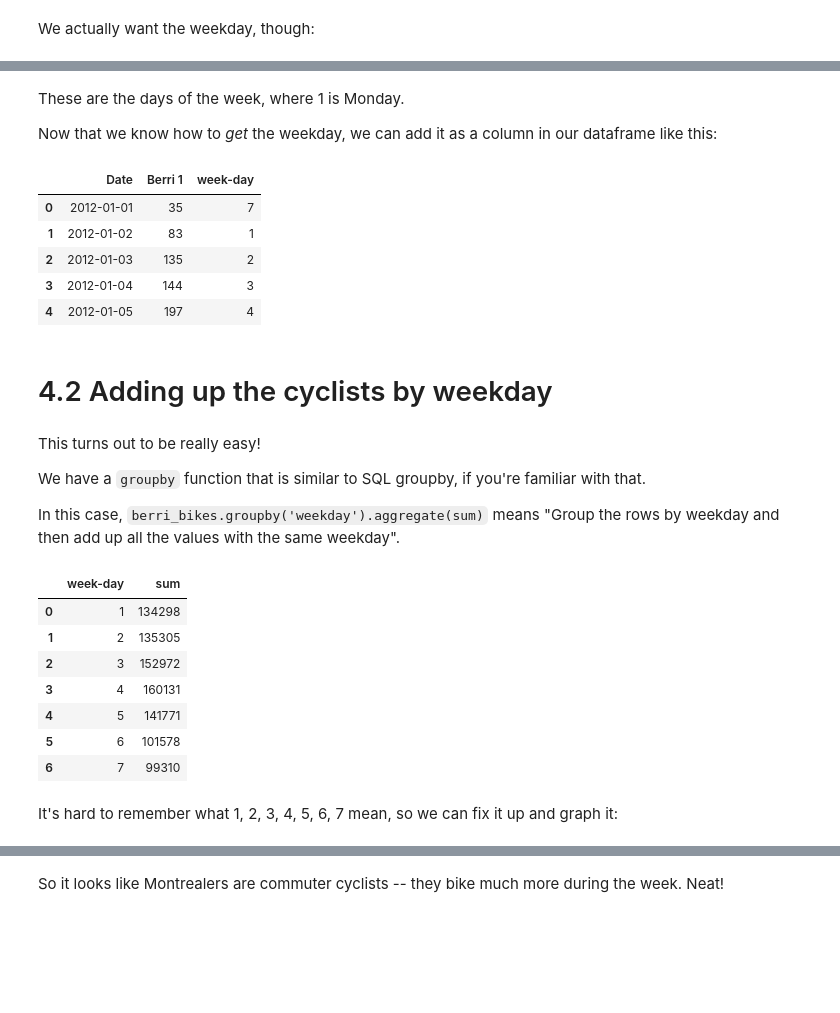
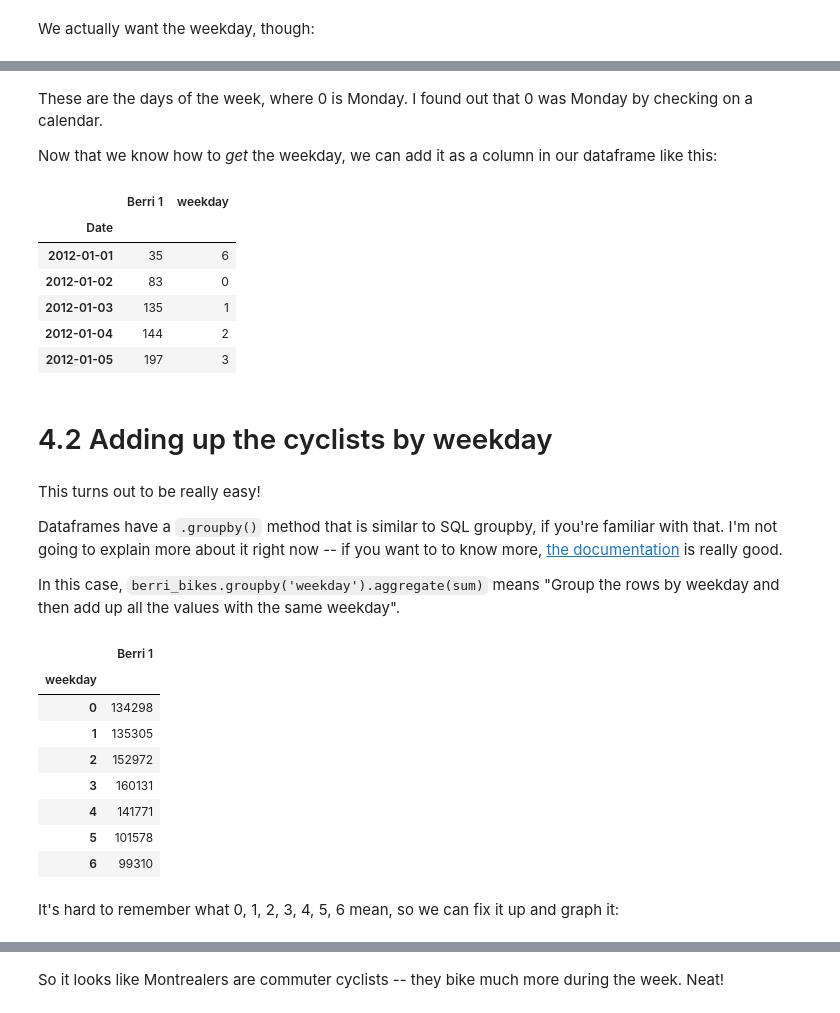
Before and after one commit to calherries/clj-data-cookbook, a Jupyter notebook: pandas-cookbook/Chapter 4 - Find out on which weekday people bike the most with groupby and aggregate.ipynb, the cells around one changed output, grey strips where cells are left out. Cells and saved outputs as stored; diff of their text form; code cells hidden in the pictures; blank space fills up the shorter version.

```diff
--- a/pandas-cookbook/Chapter 4 - Find out on which weekday people bike the most with groupby and aggregate.ipynb
+++ b/pandas-cookbook/Chapter 4 - Find out on which weekday people bike the most with groupby and aggregate.ipynb
@@ -140,54 +96,38 @@ We actually want the weekday, though:
 # %% [markdown]
-These are the days of the week, where 1 is Monday.
+These are the days of the week, where 0 is Monday. I found out that 0 was Monday by checking on a calendar.
 
 Now that we know how to *get* the weekday, we can add it as a column in our dataframe like this:
-# %%
-;; Python
-;; berri_bikes.loc[:,'weekday'] = berri_bikes.index.weekday
-;; berri_bikes[:5]
-
-(def berri-bikes
-    (->> berri-bikes
-         (map #(assoc % :week-day (t/as (t/local-date (:Date %)) :day-of-week)))))
-
-(->> berri-bikes
-    (take 5)
-    show-table)
-# %% [output]
-|  | Date | Berri 1 | week-day |
-| 0 | 2012-01-01 | 35 | 7 |
-| 1 | 2012-01-02 | 83 | 1 |
-| 2 | 2012-01-03 | 135 | 2 |
-| 3 | 2012-01-04 | 144 | 3 |
-| 4 | 2012-01-05 | 197 | 4 |
+# %%
+berri_bikes.loc[:,'weekday'] = berri_bikes.index.weekday
+berri_bikes[:5]
+# %% [output]
+|  | Berri 1 | weekday |
+| Date |  |  |
+| 2012-01-01 | 35 | 6 |
+| 2012-01-02 | 83 | 0 |
+| 2012-01-03 | 135 | 1 |
+| 2012-01-04 | 144 | 2 |
+| 2012-01-05 | 197 | 3 |
 # %% [markdown]
 # 4.2 Adding up the cyclists by weekday
 # %% [markdown]
 This turns out to be really easy!
 
-We have a `groupby` function that is similar to SQL groupby, if you're familiar with that.
+Dataframes have a `.groupby()` method that is similar to SQL groupby, if you're familiar with that. I'm not going to explain more about it right now -- if you want to to know more, [the documentation](http://pandas.pydata.org/pandas-docs/stable/groupby.html) is really good.
 
 In this case, `berri_bikes.groupby('weekday').aggregate(sum)` means "Group the rows by weekday and then add up all the values with the same weekday".
-# %%
-;; Python;
-;; weekday_counts = berri_bikes.groupby('weekday').aggregate(sum)
-;; weekday_counts
-
-(def weekday-counts
-    (->> berri-bikes
-         (group-by :week-day)
-         (into (sorted-map))
-         (map (fn [[k v]] {:week-day k :sum (reduce + (map (keyword "Berri 1") v))}))))
-
-(show-table weekday-counts)
-# %% [output]
-|  | week-day | sum |
-| 0 | 1 | 134298 |
-| 1 | 2 | 135305 |
-| 2 | 3 | 152972 |
-| 3 | 4 | 160131 |
-| 4 | 5 | 141771 |
-| 5 | 6 | 101578 |
-| 6 | 7 | 99310 |
+# %%
+weekday_counts = berri_bikes.groupby('weekday').aggregate(sum)
+weekday_counts
+# %% [output]
+|  | Berri 1 |
+| weekday |  |
+| 0 | 134298 |
+| 1 | 135305 |
+| 2 | 152972 |
+| 3 | 160131 |
+| 4 | 141771 |
+| 5 | 101578 |
+| 6 | 99310 |
 # %% [markdown]
-It's hard to remember what 1, 2, 3, 4, 5, 6, 7 mean, so we can fix it up and graph it:
+It's hard to remember what 0, 1, 2, 3, 4, 5, 6 mean, so we can fix it up and graph it:
```
Also changed, not shown: parts of 22 cells of this notebook, 3 other files.
